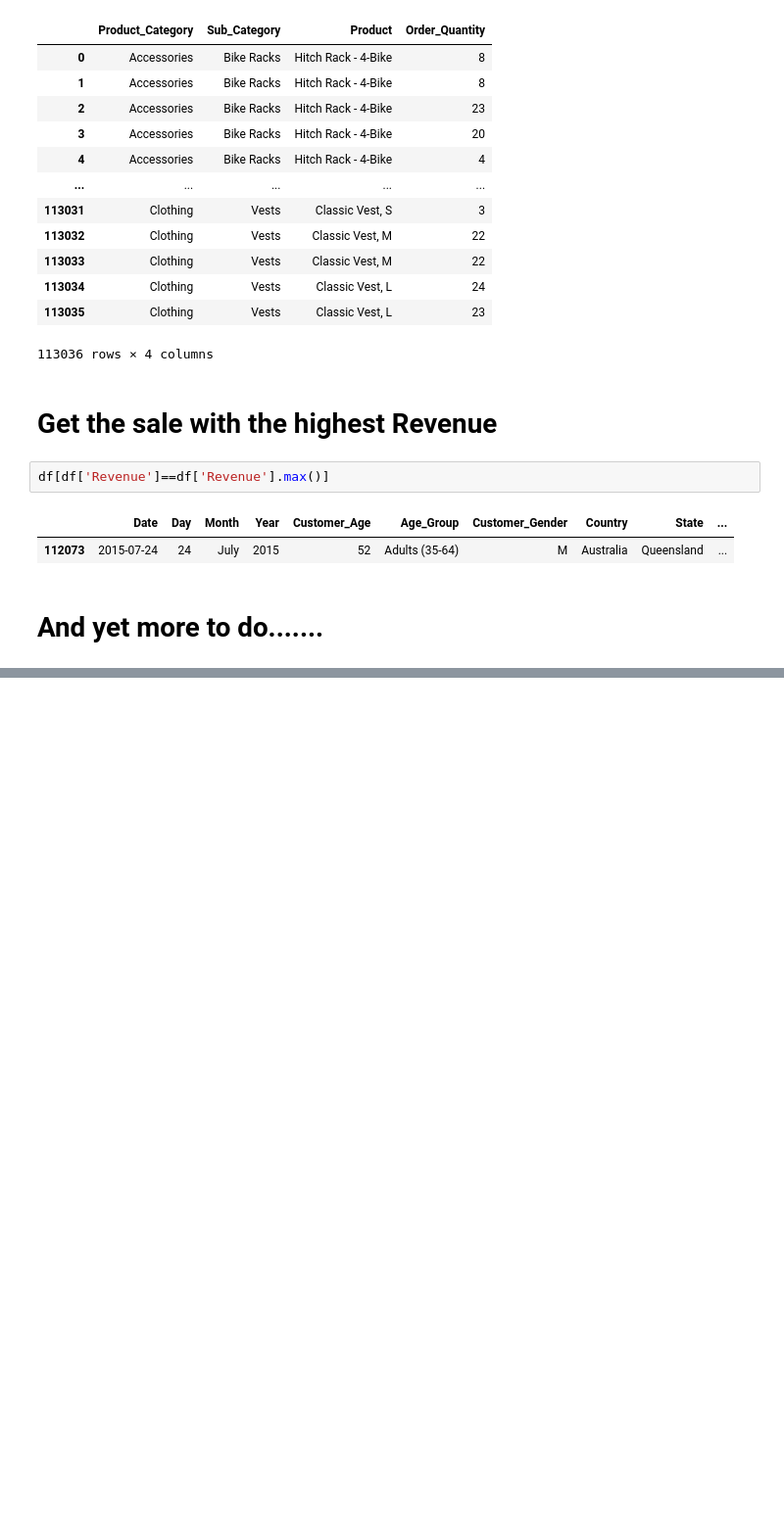
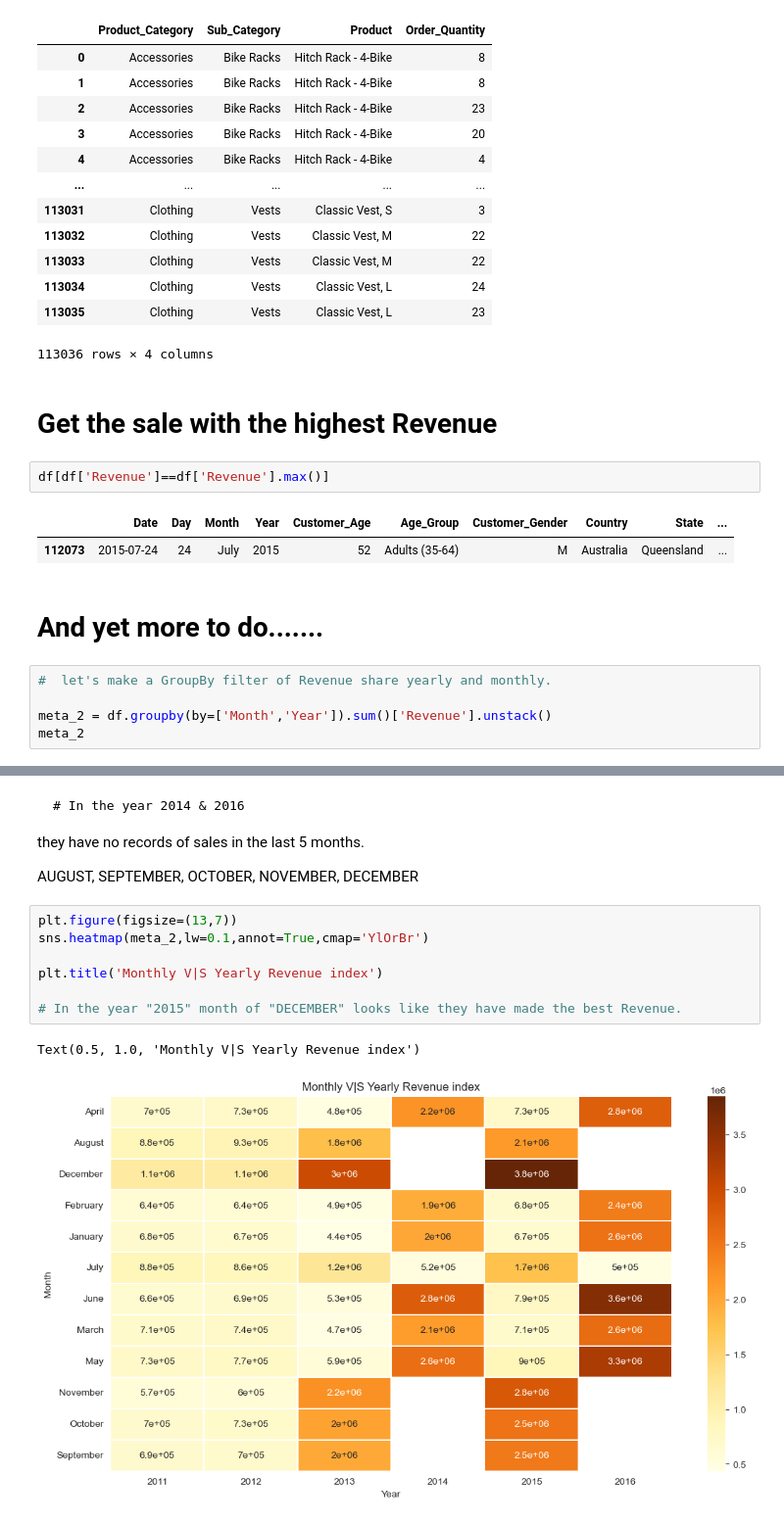
Before and after one commit to i-am-subir/Exercise-Building-, a Jupyter notebook: Exercise_1/Exercise-1.ipynb, the cells around one changed output, grey strips where cells are left out. Shown at 98% size. Saved outputs shown, nothing was run; the diff lists cells and outputs as text; blank space fills up the shorter version.

```diff
--- a/Exercise_1/Exercise-1.ipynb
+++ b/Exercise_1/Exercise-1.ipynb
@@ -370,3 +370,8 @@ df[df['Revenue']==df['Revenue'].max()]
 | 112073 | 2015-07-24 | 24 | July | 2015 | 52 | Adults (35-64) | M | Australia | Queensland | ... |
 # %% [markdown]
 # And yet  more to do.......
+# %%
+#  let's make a GroupBy filter of Revenue share yearly and monthly.
+
+meta_2 = df.groupby(by=['Month','Year']).sum()['Revenue'].unstack()
+meta_2
@@ -372,0 +393,16 @@ df[df['Revenue']==df['Revenue'].max()]
+# %% [markdown]
+    # In the year 2014 & 2016
+
+they have no records of sales in the last 5 months.
+
+   AUGUST, SEPTEMBER, OCTOBER, NOVEMBER, DECEMBER
+# %%
+plt.figure(figsize=(13,7))
+sns.heatmap(meta_2,lw=0.1,annot=True,cmap='YlOrBr')
+
+plt.title('Monthly V|S Yearly Revenue index')
+
+# In the year "2015" month of "DECEMBER" looks like they have made the best Revenue.
+# %% [output]
+Text(0.5, 1.0, 'Monthly V|S Yearly Revenue index')
+[figure, added]
```
Also changed, not shown: parts of 1 cell of this notebook.
